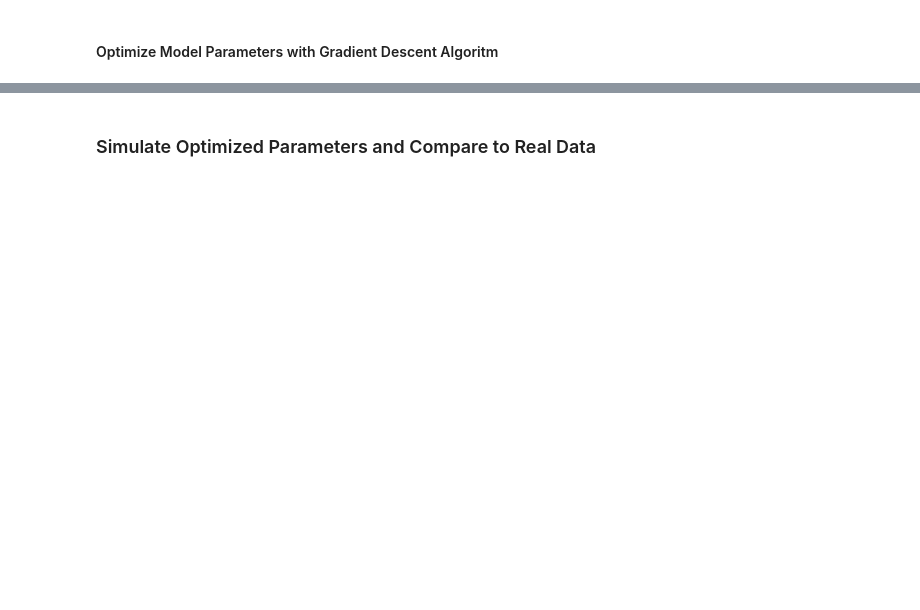
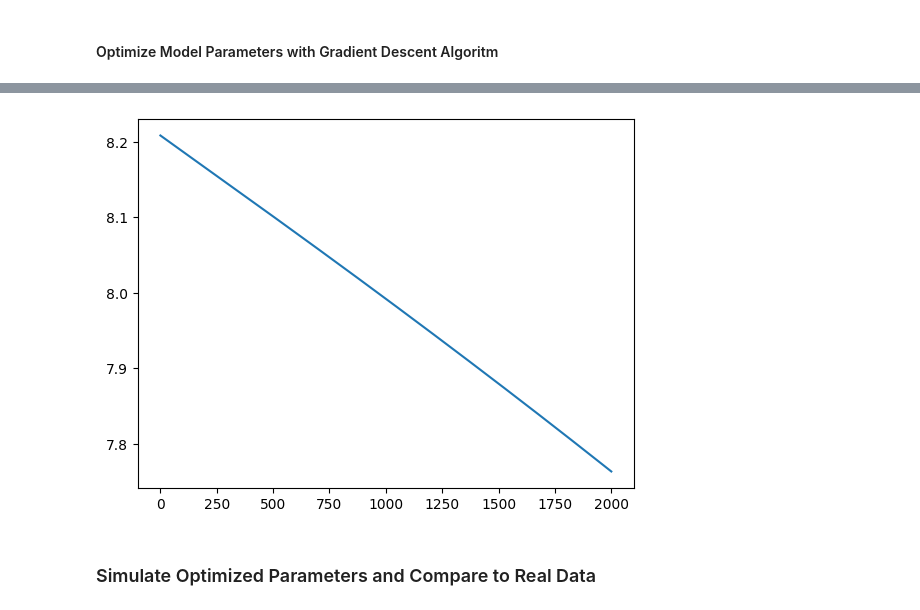
Before and after one commit to Cristian-Napitupulu/gantry_crane_model_optimizer, a Jupyter notebook: optimize_model.ipynb, the cells around one changed output, grey strips where cells are left out. Drawn from its saved outputs; the diff is of its cells as text; code cells hidden in the pictures; blank space fills up the shorter version.

```diff
--- a/optimize_model.ipynb
+++ b/optimize_model.ipynb
@@ -958,3 +955,8 @@ KeyboardInterrupt:
+# %%
+plt.plot(epochs, total_sum_root_mean_squared_errors_array)
+plt.show()
+# %% [output]
+[figure, added]
 # %%
 json_string = json.dumps(optimized_parameters, indent=4)
 
```
Also changed, not shown: parts of 5 cells of this notebook.
